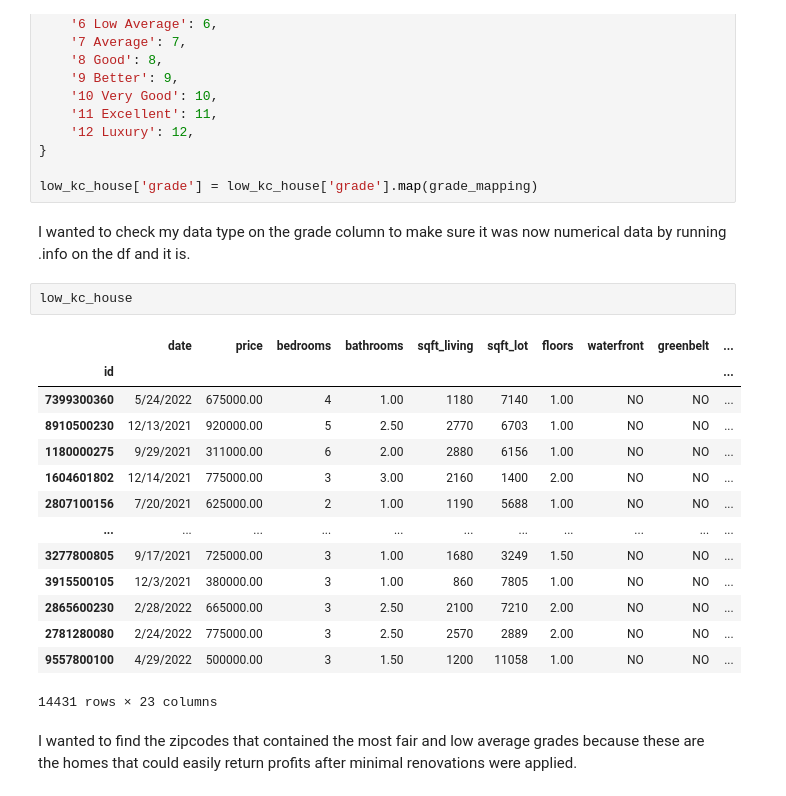
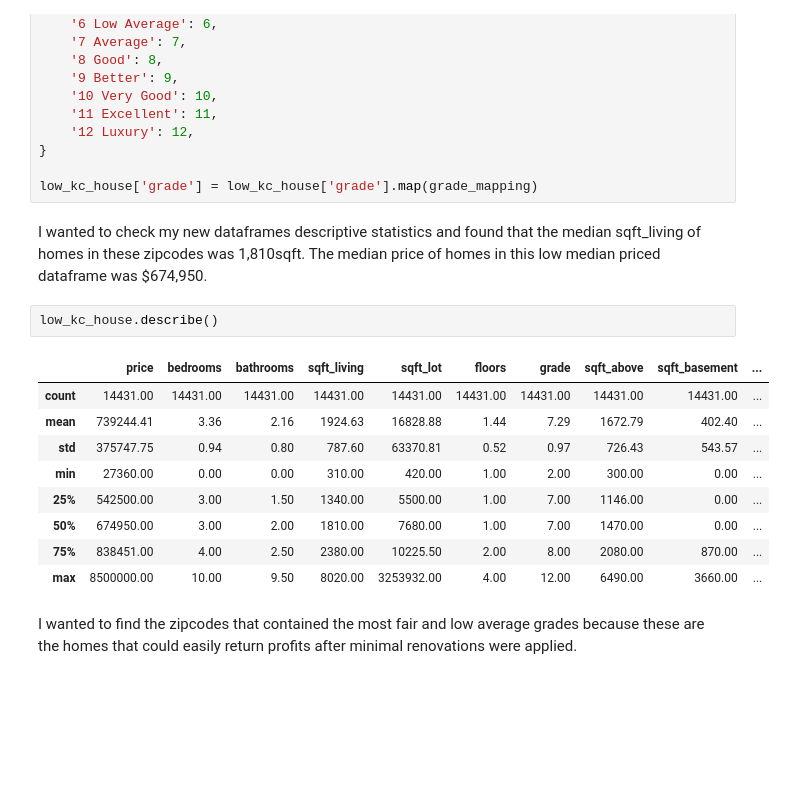
Before and after one commit to adammarianacci/Real_Estate_Analysis, a Jupyter notebook: notebook.ipynb, the cells around one changed output. Drawn from its saved outputs; the diff is of its cells as text; blank space fills up the shorter version.

```diff
--- a/notebook.ipynb
+++ b/notebook.ipynb
@@ -354,25 +354,20 @@ grade_mapping = {
 }
 
 low_kc_house['grade'] = low_kc_house['grade'].map(grade_mapping)
-# %% [markdown]
-I wanted to check my data type on the grade column to make sure it was now numerical data by running .info on the df and it is.
+# %% [markdown]
+I wanted to check my new dataframes descriptive statistics and found that the median sqft_living of homes in these zipcodes was 1,810sqft. The median price of homes in this low median priced dataframe was $674,950.
 # %%
-low_kc_house
+low_kc_house.describe()
 # %% [output]
-|  | date | price | bedrooms | bathrooms | sqft_living | sqft_lot | floors | waterfront | greenbelt | ... |
-| id |  |  |  |  |  |  |  |  |  | ... |
-| 7399300360 | 5/24/2022 | 675000.00 | 4 | 1.00 | 1180 | 7140 | 1.00 | NO | NO | ... |
-| 8910500230 | 12/13/2021 | 920000.00 | 5 | 2.50 | 2770 | 6703 | 1.00 | NO | NO | ... |
-| 1180000275 | 9/29/2021 | 311000.00 | 6 | 2.00 | 2880 | 6156 | 1.00 | NO | NO | ... |
-| 1604601802 | 12/14/2021 | 775000.00 | 3 | 3.00 | 2160 | 1400 | 2.00 | NO | NO | ... |
-| 2807100156 | 7/20/2021 | 625000.00 | 2 | 1.00 | 1190 | 5688 | 1.00 | NO | NO | ... |
-| ... | ... | ... | ... | ... | ... | ... | ... | ... | ... | ... |
-| 3277800805 | 9/17/2021 | 725000.00 | 3 | 1.00 | 1680 | 3249 | 1.50 | NO | NO | ... |
-| 3915500105 | 12/3/2021 | 380000.00 | 3 | 1.00 | 860 | 7805 | 1.00 | NO | NO | ... |
-| 2865600230 | 2/28/2022 | 665000.00 | 3 | 2.50 | 2100 | 7210 | 2.00 | NO | NO | ... |
-| 2781280080 | 2/24/2022 | 775000.00 | 3 | 2.50 | 2570 | 2889 | 2.00 | NO | NO | ... |
-| 9557800100 | 4/29/2022 | 500000.00 | 3 | 1.50 | 1200 | 11058 | 1.00 | NO | NO | ... |
+|  | price | bedrooms | bathrooms | sqft_living | sqft_lot | floors | grade | sqft_above | sqft_basement | ... |
+| count | 14431.00 | 14431.00 | 14431.00 | 14431.00 | 14431.00 | 14431.00 | 14431.00 | 14431.00 | 14431.00 | ... |
+| mean | 739244.41 | 3.36 | 2.16 | 1924.63 | 16828.88 | 1.44 | 7.29 | 1672.79 | 402.40 | ... |
+| std | 375747.75 | 0.94 | 0.80 | 787.60 | 63370.81 | 0.52 | 0.97 | 726.43 | 543.57 | ... |
+| min | 27360.00 | 0.00 | 0.00 | 310.00 | 420.00 | 1.00 | 2.00 | 300.00 | 0.00 | ... |
+| 25% | 542500.00 | 3.00 | 1.50 | 1340.00 | 5500.00 | 1.00 | 7.00 | 1146.00 | 0.00 | ... |
+| 50% | 674950.00 | 3.00 | 2.00 | 1810.00 | 7680.00 | 1.00 | 7.00 | 1470.00 | 0.00 | ... |
+| 75% | 838451.00 | 4.00 | 2.50 | 2380.00 | 10225.50 | 2.00 | 8.00 | 2080.00 | 870.00 | ... |
+| max | 8500000.00 | 10.00 | 9.50 | 8020.00 | 3253932.00 | 4.00 | 12.00 | 6490.00 | 3660.00 | ... |
-14431 rows × 23 columns
 # %% [markdown]
 I wanted to find the zipcodes that contained the most fair and low average grades because these are the homes that could easily return profits after minimal renovations were applied.
 # %%
```
Also changed, not shown: parts of 8 cells of this notebook, 1 other file.
